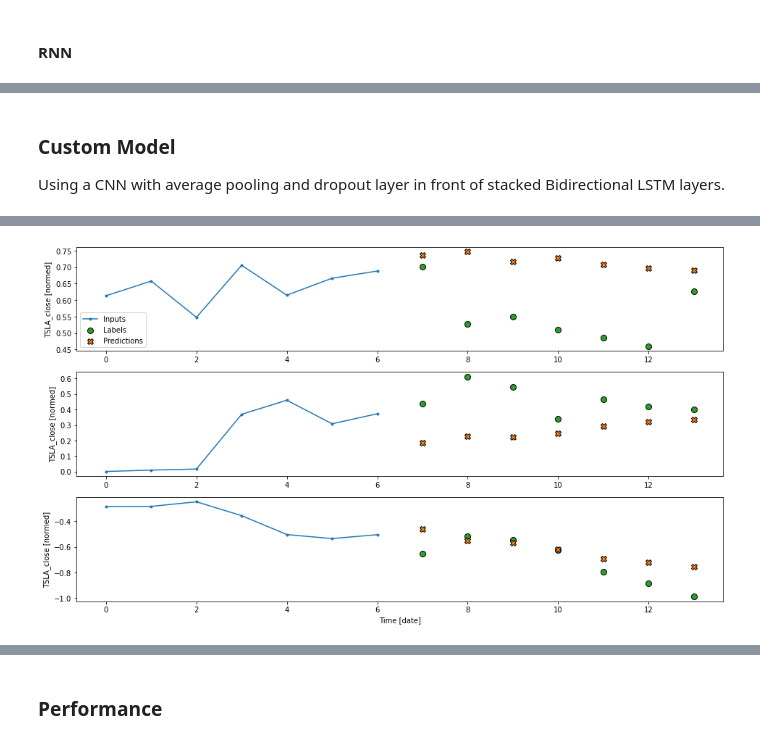
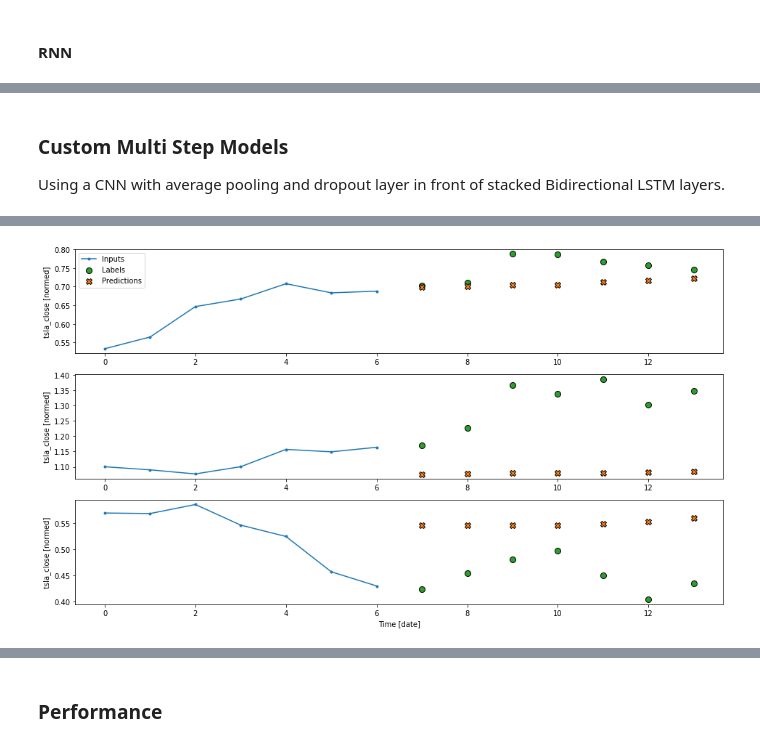
Before and after one commit to neuralnetes/notebooks, a Jupyter notebook: iex-cloud/stonks.ipynb, the cells around one changed output, grey strips where cells are left out. Drawn from its saved outputs; the diff is of its cells as text; code cells hidden in the pictures.

```diff
--- a/iex-cloud/stonks.ipynb
+++ b/iex-cloud/stonks.ipynb
@@ -122,3 +318,5 @@ array([<AxesSubplot:xlabel='date'>, <AxesSubplot:xlabel='date'>,
+# %%
+df = final_flattened_df.copy()
 # %% [markdown]
 ### Feature Engineering
 # %% [markdown]
@@ -264,7 +464,7 @@ class WindowGenerator():
 
         return inputs, labels
 
-    def plot(self, model=None, plot_col='TSLA_close', max_subplots=3):
+    def plot(self, model=None, plot_col='tsla_close', max_subplots=3):
         inputs, labels = self.example
         plt.figure()
         plot_col_index = self.column_indices[plot_col]
@@ -953,6 +1175,7 @@ array([<AxesSubplot:>, <AxesSubplot:>, <AxesSubplot:>, <AxesSubplot:>],
 # %% [markdown]
 ### RNN
 # %%
+%%time
 multi_lstm_model = tf.keras.Sequential([
     # Shape [batch, time, features] => [batch, lstm_units]
     # Adding more `lstm_units` just overfits more quickly.
@@ -969,6 +1192,6 @@ history = compile_and_fit(multi_lstm_model, multi_window)
 IPython.display.clear_output()
 
 multi_val_performance['LSTM'] = multi_lstm_model.evaluate(multi_window.val)
-multi_performance['LSTM'] = multi_lstm_model.evaluate(multi_window.train, verbose=0)
+multi_performance['LSTM'] = multi_lstm_model.evaluate(multi_window.test, verbose=0)
 multi_window.plot(multi_lstm_model)
 # %% [output]
@@ -1060,0 +1301,24 @@ array([<AxesSubplot:>, <AxesSubplot:>, <AxesSubplot:>, <AxesSubplot:>],
+# %%
+%%time
+stacked_lstm_dropout_reference_model = tf.keras.Sequential([
+    tf.keras.layers.LSTM(96, return_sequences=True),
+    tf.keras.layers.Dropout(0.20),
+    tf.keras.layers.LSTM(96, return_sequences=True),
+    tf.keras.layers.Dropout(0.20),
+    tf.keras.layers.LSTM(96, return_sequences=True),
+    tf.keras.layers.Dropout(0.20),
+    tf.keras.layers.LSTM(96),
+    tf.keras.layers.Dropout(0.20),
+    # Shape => [batch, 1,  out_steps*features]
+    tf.keras.layers.Dense(OUT_STEPS*num_features,
+                          kernel_initializer=tf.initializers.zeros),
+    # Shape => [batch, out_steps, features]
+    tf.keras.layers.Reshape([OUT_STEPS, num_features])
+])
+
+history = compile_and_fit(stacked_lstm_dropout_reference_model, multi_window)
+
+IPython.display.clear_output()
+multi_val_performance['stacked_lstm_dropout_reference_model'] = stacked_lstm_dropout_reference_model.evaluate(multi_window.val)
+multi_performance['stacked_lstm_dropout_reference_model'] = stacked_lstm_dropout_reference_model.evaluate(multi_window.test, verbose=0)
+multi_window.plot(stacked_lstm_dropout_reference_model)
@@ -1061,17 +1339,18 @@ array([<AxesSubplot:>, <AxesSubplot:>, <AxesSubplot:>, <AxesSubplot:>],
 # %% [markdown]
-### Custom Model
+### Custom Multi Step Models
 
 Using a CNN with average pooling and dropout layer in front of stacked Bidirectional LSTM layers.
 # %%
+%%time
 custom_model = tf.keras.Sequential([
     # Shape [batch, time, features] => [batch, CONV_WIDTH, features]
     tf.keras.layers.Lambda(lambda x: x[:, -CONV_WIDTH:, :]),
     # Shape => [batch, 1, conv_units]
-    tf.keras.layers.Conv1D(1024, activation='relu', kernel_size=(CONV_WIDTH)),
+    tf.keras.layers.Conv1D(256, activation='relu', kernel_size=(CONV_WIDTH)),
     tf.keras.layers.AveragePooling1D(1),
     tf.keras.layers.Dropout(0.20),
-    tf.keras.layers.Bidirectional(tf.keras.layers.LSTM(512, return_sequences=True)),
-    tf.keras.layers.Bidirectional(tf.keras.layers.LSTM(512)),
+    tf.keras.layers.Bidirectional(tf.keras.layers.LSTM(32, return_sequences=True)),
+    tf.keras.layers.Bidirectional(tf.keras.layers.LSTM(32)),
     tf.keras.layers.Dropout(0.20),
     # Shape => [batch, 1,  out_steps*features]
     tf.keras.layers.Dense(OUT_STEPS*num_features,
@@ -1083,7 +1362,7 @@ custom_model = tf.keras.Sequential([
 history = compile_and_fit(custom_model, multi_window)
 
 IPython.display.clear_output()
-multi_val_performance['Custom'] = custom_model.evaluate(multi_window.val)
-multi_performance['Custom'] = custom_model.evaluate(multi_window.train, verbose=0)
+multi_val_performance['custom_model'] = custom_model.evaluate(multi_window.val)
+multi_performance['custom_model'] = custom_model.evaluate(multi_window.test, verbose=0)
 multi_window.plot(custom_model)
 # %% [output]
@@ -1091,4 +1372,4 @@ multi_window.plot(custom_model)
-[figure, old version]
+[figure, new version]
 # %%
 pd.DataFrame(history.history).plot(subplots=True)
 # %% [output]
```
Also changed, not shown: parts of 124 cells of this notebook, 4 other files.
